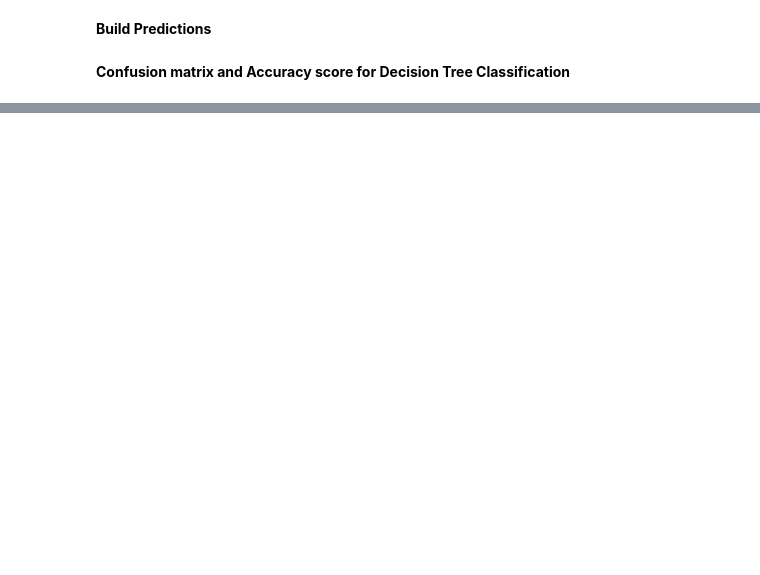
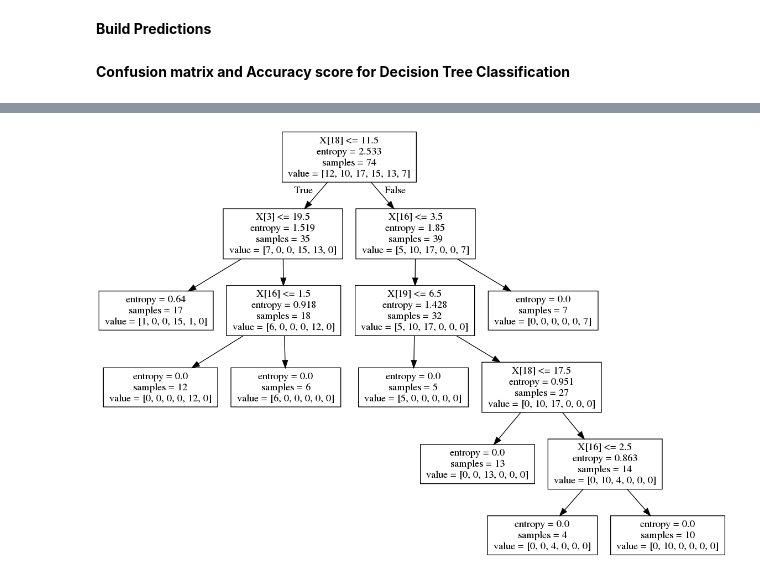
Before and after one commit to mvarshita/Machine-Learning-Projects, a Jupyter notebook: cars93Dataset/decisionTreeClassifier.ipynb, the cells around one changed output, grey strips where cells are left out. Drawn from its saved outputs; the diff is of its cells as text; code cells hidden in the pictures; blank space fills up the shorter version.

```diff
--- a/cars93Dataset/decisionTreeClassifier.ipynb
+++ b/cars93Dataset/decisionTreeClassifier.ipynb
@@ -202,0 +204,13 @@ The accuracy score for Decision Tree Classification is 0.79
+# %%
+#Visualization of decision tree classifier
+
+from sklearn.tree import export_graphviz
+export_graphviz(dtc,out_file="decisionTreeClassifier.dot")
+
+from pydotplus.graphviz import graph_from_dot_file
+graph = graph_from_dot_file("decisionTreeClassifier.dot")
+
+from IPython.display import Image
+Image(graph.create_png())
+# %% [output]
+[figure, added]
```
Also changed, not shown: parts of 9 cells of this notebook.
